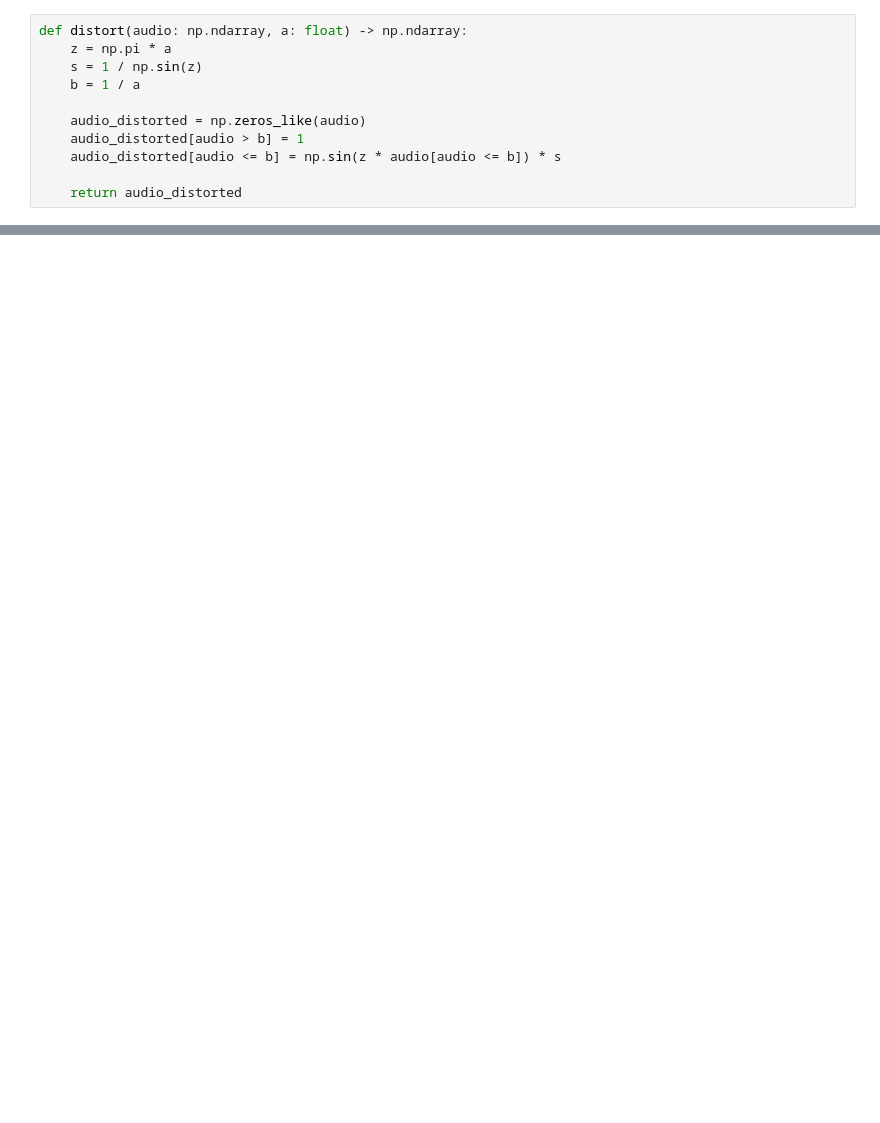
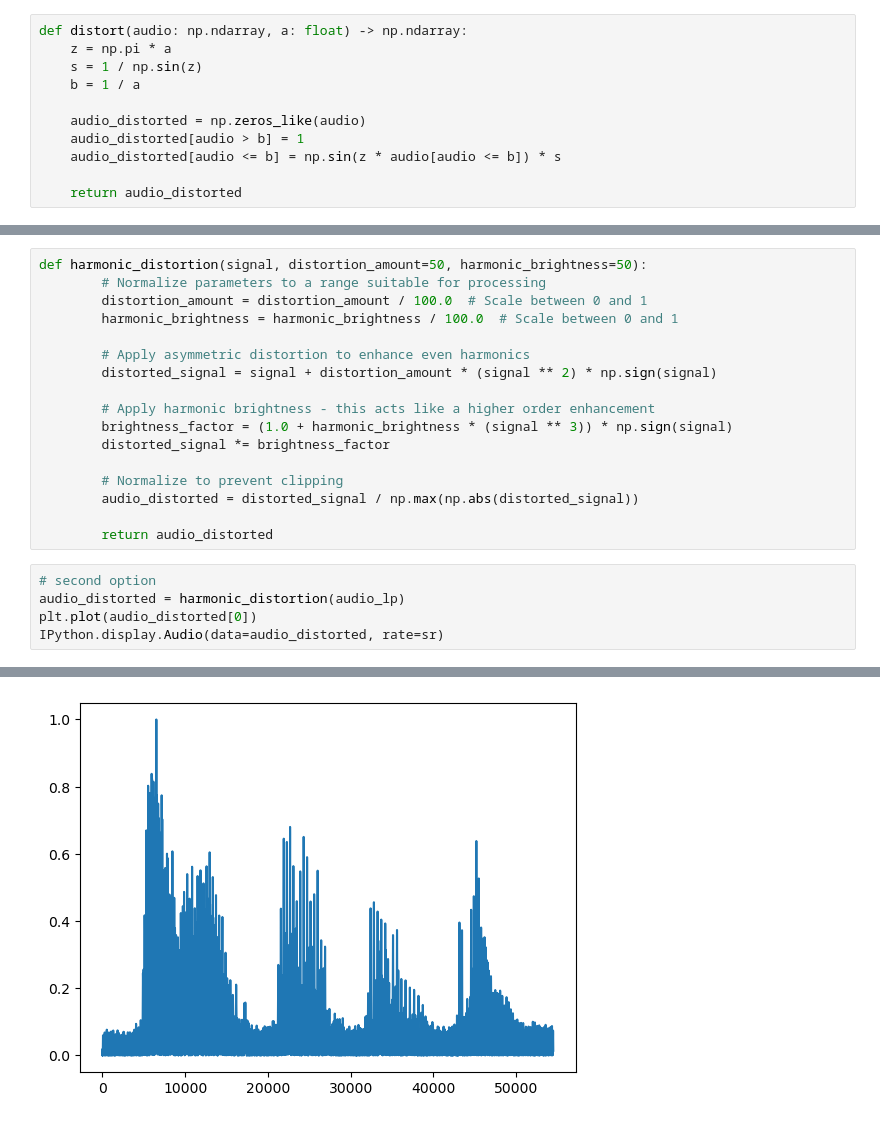
Before and after one commit to pakitochus/dispeach, a Jupyter notebook: example.ipynb, the cells around one changed output, grey strips where cells are left out. Cells and saved outputs as stored; diff of their text form; blank space fills up the shorter version.

```diff
--- a/example.ipynb
+++ b/example.ipynb
@@ -40,0 +42,23 @@ IPython.display.Audio(data=audio_distorted, rate=sr)
+# %%
+def harmonic_distortion(signal, distortion_amount=50, harmonic_brightness=50):
+        # Normalize parameters to a range suitable for processing
+        distortion_amount = distortion_amount / 100.0  # Scale between 0 and 1
+        harmonic_brightness = harmonic_brightness / 100.0  # Scale between 0 and 1
+
+        # Apply asymmetric distortion to enhance even harmonics
+        distorted_signal = signal + distortion_amount * (signal ** 2) * np.sign(signal)
+
+        # Apply harmonic brightness - this acts like a higher order enhancement
+        brightness_factor = (1.0 + harmonic_brightness * (signal ** 3)) * np.sign(signal)
+        distorted_signal *= brightness_factor
+
+        # Normalize to prevent clipping
+        audio_distorted = distorted_signal / np.max(np.abs(distorted_signal))
+
+        return audio_distorted
+# %%
+# second option
+audio_distorted = harmonic_distortion(audio_lp)
+plt.plot(audio_distorted[0])
+IPython.display.Audio(data=audio_distorted, rate=sr)
+# %% [output]
@@ -40,0 +66 @@ IPython.display.Audio(data=audio_distorted, rate=sr)
+[figure, added]
```
Also changed, not shown: parts of 2 cells of this notebook.
